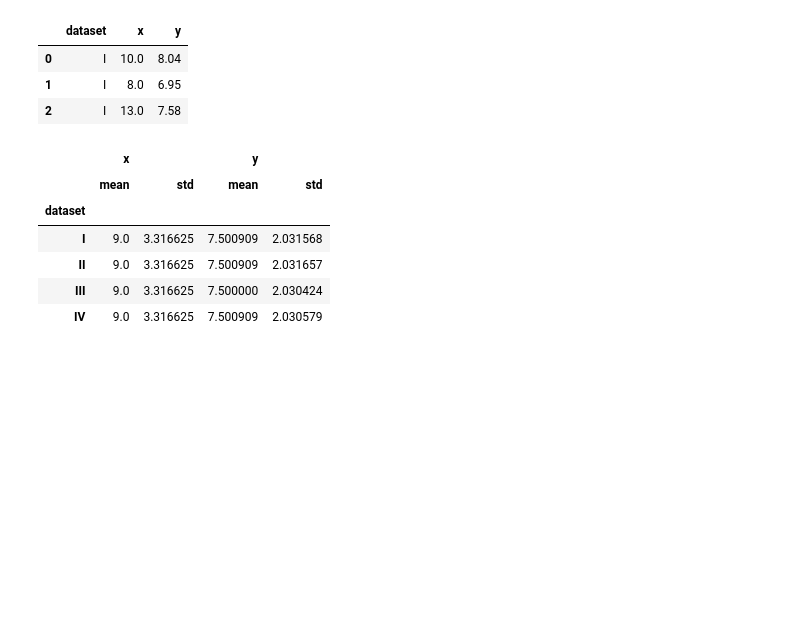
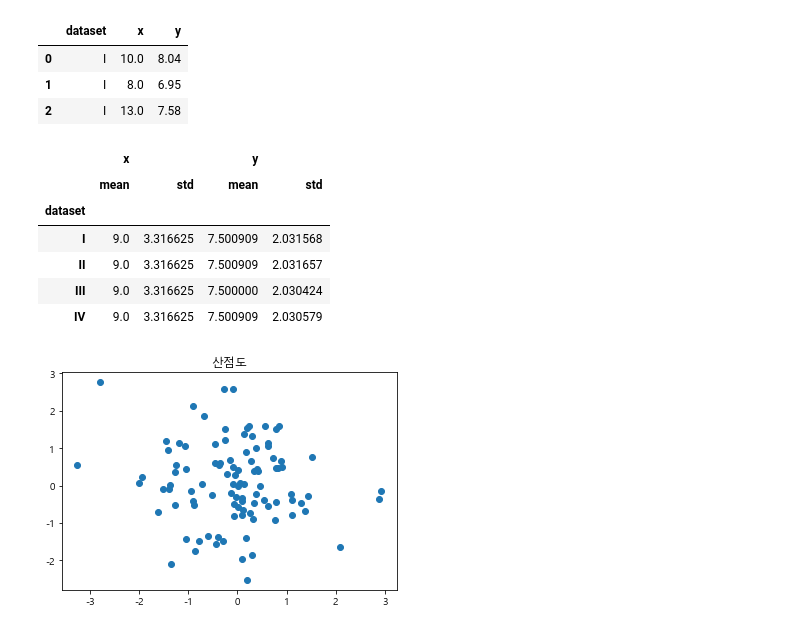
Before and after one commit to ckiekim/Data-Analysis-2021.11, a Jupyter notebook: 03.시각화/03.다양한plot.ipynb, the cells around one changed output. Saved outputs shown, nothing was run; the diff lists cells and outputs as text; code cells hidden in the pictures; blank space fills up the shorter version.

```diff
--- a/03.시각화/03.다양한plot.ipynb
+++ b/03.시각화/03.다양한plot.ipynb
@@ -28,3 +28,10 @@ ans.groupby('dataset').agg(['mean','std'])
 | II | 9.0 | 3.316625 | 7.500909 | 2.031657 |
 | III | 9.0 | 3.316625 | 7.500000 | 2.030424 |
 | IV | 9.0 | 3.316625 | 7.500909 | 2.030579 |
+# %%
+X, Y = np.random.randn(100), np.random.randn(100)
+plt.title('산점도')
+plt.scatter(X, Y)
+plt.show()
+# %% [output]
+[figure, added]
```
Also changed, not shown: parts of 19 cells of this notebook, 2 other files.
